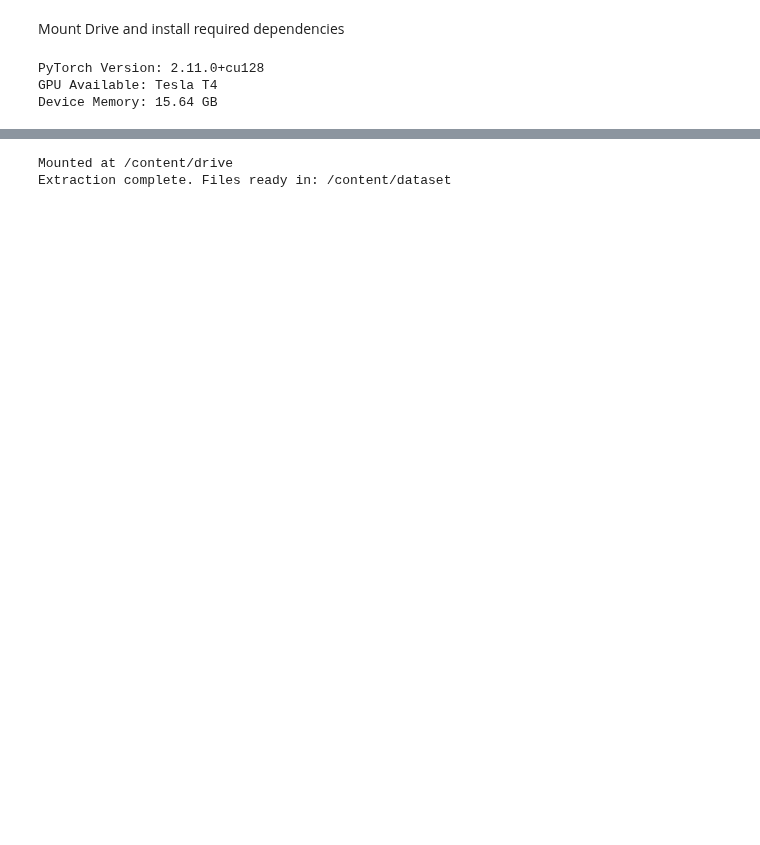
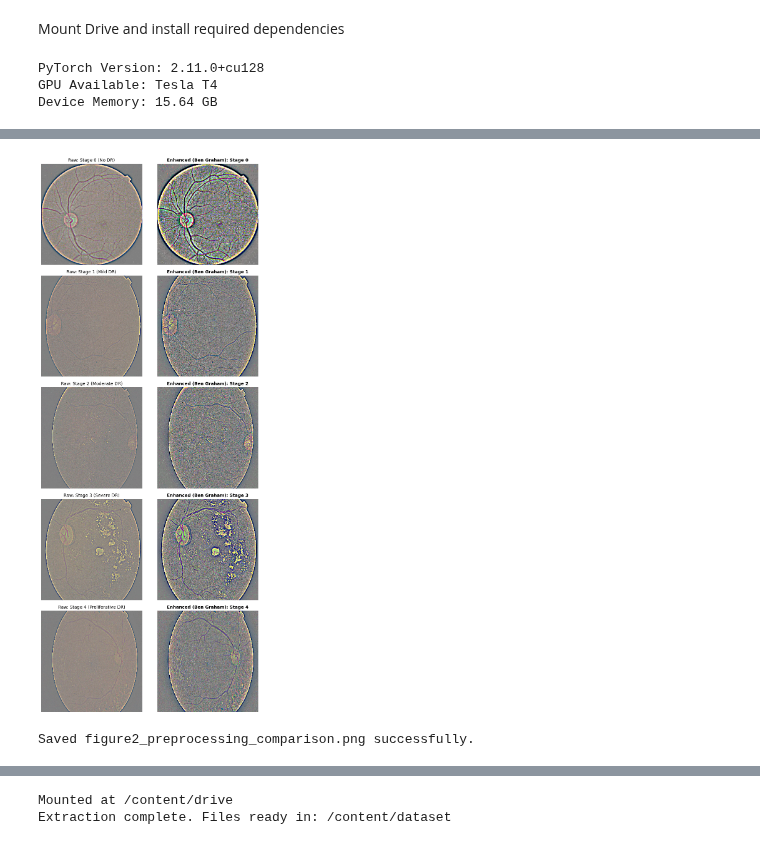
Before and after one commit to kawishx/Diabetic-Retinopathy-Detection, a Jupyter notebook: Diabetic_Retinopathy_Detection.ipynb, the cells around one changed output, grey strips where cells are left out. Drawn from its saved outputs; the diff is of its cells as text; code cells hidden in the pictures; blank space fills up the shorter version.

```diff
--- a/Diabetic_Retinopathy_Detection.ipynb
+++ b/Diabetic_Retinopathy_Detection.ipynb
@@ -22,0 +141,74 @@ Device Memory: 15.64 GB
+# %%
+import cv2
+import numpy as np
+
+def crop_fundus_circle(image, tolerance=7):
+    """Crops empty black margins around circular retinal fundus images."""
+    if image.ndim == 2:
+        mask = image > tolerance
+        return image[np.ix_(mask.any(1), mask.any(0))]
+
+    gray = cv2.cvtColor(image, cv2.COLOR_RGB2GRAY)
+    mask = gray > tolerance
+
+    # Check if image has content
+    if not np.any(mask):
+        return image
+
+    check_shape = image[:, :, 0][np.ix_(mask.any(1), mask.any(0))].shape[0]
+    if check_shape == 0:
+        return image
+
+    img1 = image[:, :, 0][np.ix_(mask.any(1), mask.any(0))]
+    img2 = image[:, :, 1][np.ix_(mask.any(1), mask.any(0))]
+    img3 = image[:, :, 2][np.ix_(mask.any(1), mask.any(0))]
+    return np.stack([img1, img2, img3], axis=-1)
+
+def ben_graham_preprocessing(image_path, target_size=(224, 224), sigma_x=10):
+    """
+    Applies circular cropping, resizing, and Ben Graham's local contrast enhancement.
+    """
+    image = cv2.imread(image_path)
+    image = cv2.cvtColor(image, cv2.COLOR_BGR2RGB)
+
+    # 1. Circular Crop
+    image = crop_fundus_circle(image)
+
+    # 2. Resize
+    image = cv2.resize(image, target_size)
+
+    # 3. Gaussian Local Contrast Enhancement
+    # Formula: 4*image - 4*gaussian_blur + 128
+    blurred = cv2.GaussianBlur(image, (0, 0), sigma_x)
+    enhanced = cv2.addWeighted(image, 4, blurred, -4, 128)
+
+    return enhanced
+
+# -------------------------------------------------------------
+# Generate Figure 2: Visual Comparison (Raw vs Preprocessed)
+# -------------------------------------------------------------
+fig, axes = plt.subplots(5, 2, figsize=(8, 18))
+
+for stage in range(5):
+    sample = df[df['diagnosis'] == stage].iloc[0]
+    raw_img = cv2.imread(sample['file_path'])
+    raw_img = cv2.cvtColor(raw_img, cv2.COLOR_BGR2RGB)
+    processed_img = ben_graham_preprocessing(sample['file_path'])
+
+    # Raw Image Column
+    axes[stage, 0].imshow(cv2.resize(raw_img, (224, 224)))
+    axes[stage, 0].set_title(f"Raw: Stage {stage} ({class_names[stage]})", fontsize=10)
+    axes[stage, 0].axis('off')
+
+    # Preprocessed Column
+    axes[stage, 1].imshow(processed_img)
+    axes[stage, 1].set_title(f"Enhanced (Ben Graham): Stage {stage}", fontsize=10, weight='bold')
+    axes[stage, 1].axis('off')
+
+plt.tight_layout()
+plt.savefig("figure2_preprocessing_comparison.png", dpi=300)
+plt.show()
+print("Saved figure2_preprocessing_comparison.png successfully.")
+# %% [output]
+[figure, added]
+Saved figure2_preprocessing_comparison.png successfully.
```
Also changed, not shown: parts of 5 cells of this notebook.
